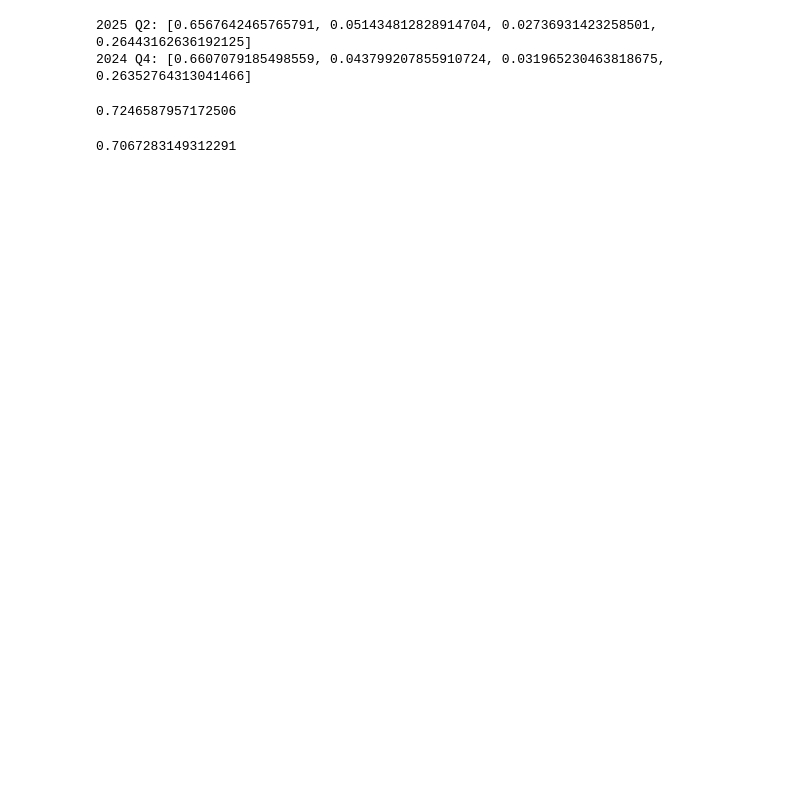
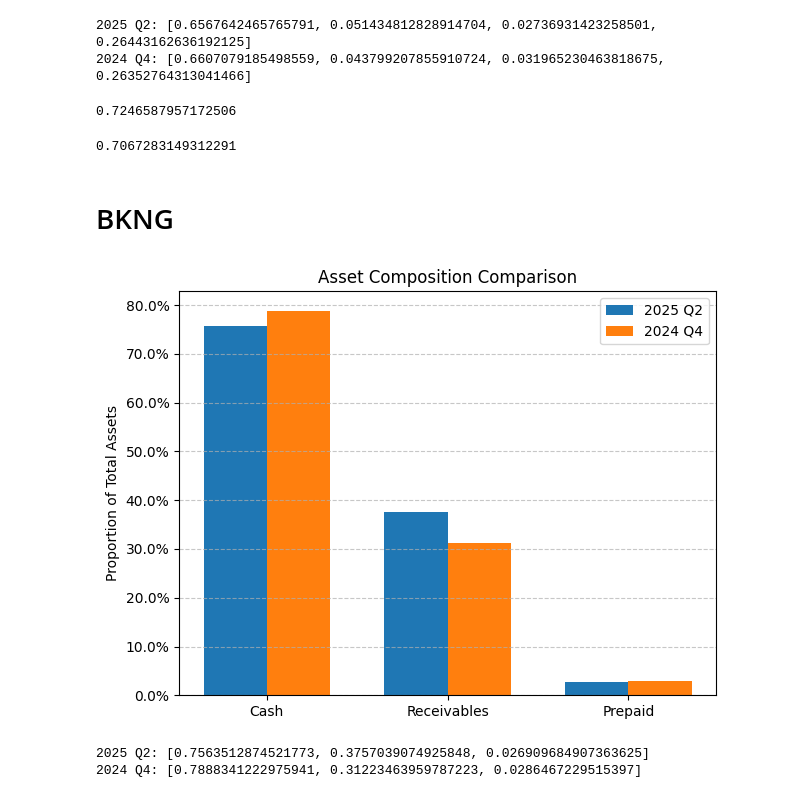
Before and after one commit to seafoodfry/quant, a Jupyter notebook: notebooks/comparing-fundamentals.ipynb, the cells around one changed output. Cells and saved outputs as stored; diff of their text form; code cells hidden in the pictures; blank space fills up the shorter version.

```diff
--- a/notebooks/comparing-fundamentals.ipynb
+++ b/notebooks/comparing-fundamentals.ipynb
@@ -162,6 +165,46 @@ unh_25q2.total_receivables() / unh_25q2_curr_liabilities.payables
 # %% [output]
 0.7246587957172506
-# %%
-unh_24q4.total_receivables() / unh_24q4_curr_liabilities.payables
-# %% [output]
-0.7067283149312291
+# %%
+unh_24q4_curr_assets.total_receivables() / unh_24q4_curr_liabilities.payables
+# %% [output]
+0.7067283149312291
+# %% [markdown]
+# BKNG
+# %%
+bkng_25q2_curr_assets = Assets(
+    cash = 17_595,
+    short = 0,
+    receivables = 4_370,
+    other_receivables = 0,
+    prepaid = 626,
+    others = 672,
+)
+
+bkng_24q4_curr_assets = Assets(
+    cash = 16_164,
+    short = 0,
+    receivables = 3_199,
+    other_receivables = 0,
+    prepaid = 587,
+    others = 541,
+)
+
+bkng_25q2_curr_liabilities = Liabilities(
+    payables = 4_280,
+    short = 999,
+    unearned = 9_149,
+    others = 4_208,
+)
+
+bkng_24q4_curr_liabilities = Liabilities(
+    payables = 3_824,
+    short = 1_745,
+    unearned = 4_031,
+    others = 6_047,
+)
+# %%
+plot_asset_composition_comp(bkng_25q2_curr_assets, bkng_24q4_curr_assets, label_new='2025 Q2', label_old='2024 Q4')
+# %% [output]
+[figure, added]
+2025 Q2: [0.7563512874521773, 0.3757039074925848, 0.026909684907363625]
+2024 Q4: [0.7888341222975941, 0.31223463959787223, 0.0286467229515397]
```
Also changed, not shown: parts of 9 cells of this notebook.
